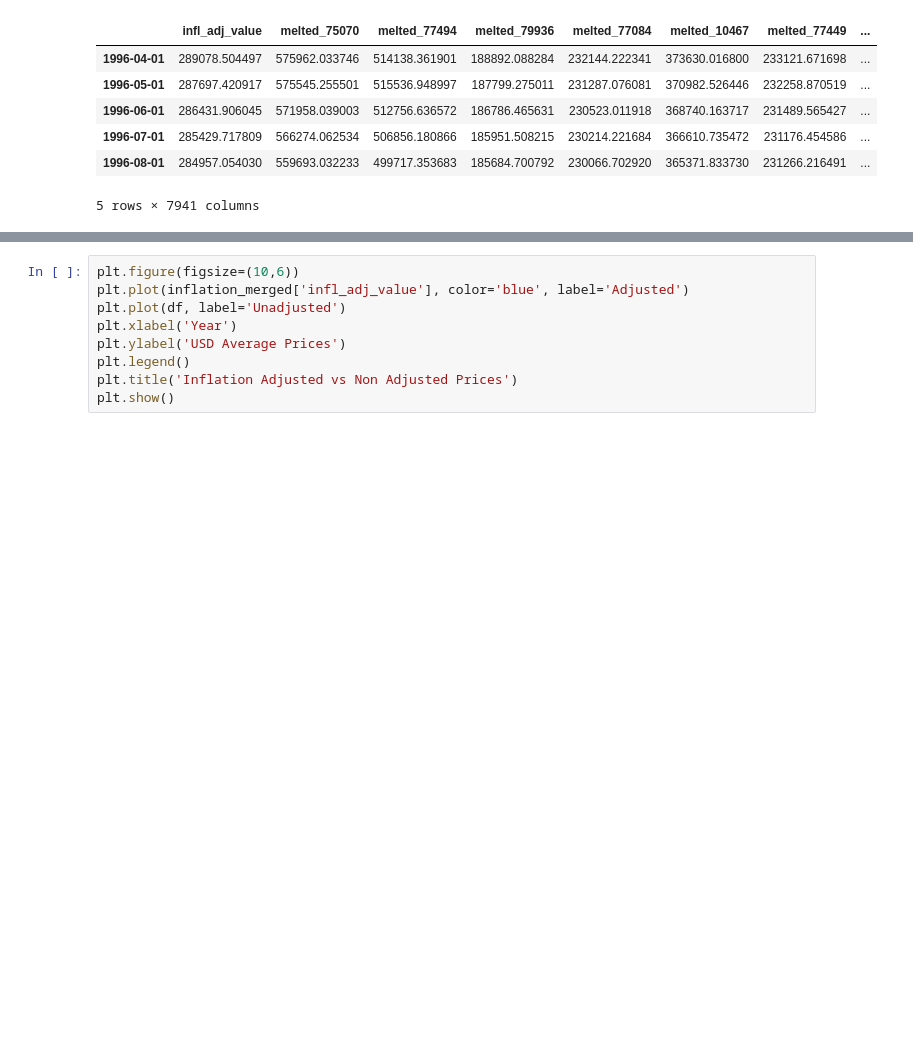
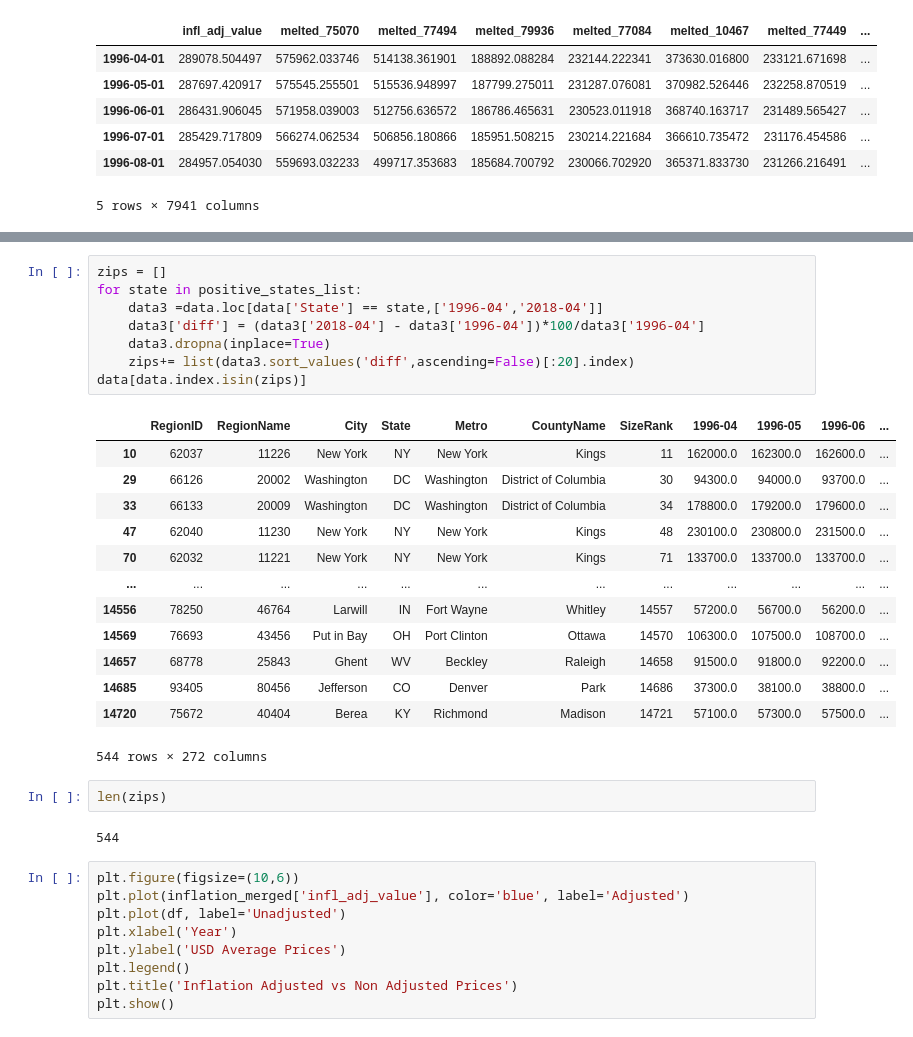
Before and after one commit to Ranykhalil/dsc-mod-4-project-v2-1-london-ds-02172020, a Jupyter notebook: time-series/Nav_notebook.ipynb, the cells around one changed output, grey strips where cells are left out. Saved outputs shown, nothing was run; the diff lists cells and outputs as text; blank space fills up the shorter version.

```diff
--- a/time-series/Nav_notebook.ipynb
+++ b/time-series/Nav_notebook.ipynb
@@ -563,3 +590,29 @@ zip_melted_df_merged.head()
+# %%
+zips = []
+for state in positive_states_list:
+    data3 =data.loc[data['State'] == state,['1996-04','2018-04']]
+    data3['diff'] = (data3['2018-04'] - data3['1996-04'])*100/data3['1996-04']
+    data3.dropna(inplace=True)
+    zips+= list(data3.sort_values('diff',ascending=False)[:20].index)
+data[data.index.isin(zips)]
+# %% [output]
+|  | RegionID | RegionName | City | State | Metro | CountyName | SizeRank | 1996-04 | 1996-05 | 1996-06 | ... |
+| 10 | 62037 | 11226 | New York | NY | New York | Kings | 11 | 162000.0 | 162300.0 | 162600.0 | ... |
+| 29 | 66126 | 20002 | Washington | DC | Washington | District of Columbia | 30 | 94300.0 | 94000.0 | 93700.0 | ... |
+| 33 | 66133 | 20009 | Washington | DC | Washington | District of Columbia | 34 | 178800.0 | 179200.0 | 179600.0 | ... |
+| 47 | 62040 | 11230 | New York | NY | New York | Kings | 48 | 230100.0 | 230800.0 | 231500.0 | ... |
+| 70 | 62032 | 11221 | New York | NY | New York | Kings | 71 | 133700.0 | 133700.0 | 133700.0 | ... |
+| ... | ... | ... | ... | ... | ... | ... | ... | ... | ... | ... | ... |
+| 14556 | 78250 | 46764 | Larwill | IN | Fort Wayne | Whitley | 14557 | 57200.0 | 56700.0 | 56200.0 | ... |
+| 14569 | 76693 | 43456 | Put in Bay | OH | Port Clinton | Ottawa | 14570 | 106300.0 | 107500.0 | 108700.0 | ... |
+| 14657 | 68778 | 25843 | Ghent | WV | Beckley | Raleigh | 14658 | 91500.0 | 91800.0 | 92200.0 | ... |
+| 14685 | 93405 | 80456 | Jefferson | CO | Denver | Park | 14686 | 37300.0 | 38100.0 | 38800.0 | ... |
+| 14720 | 75672 | 40404 | Berea | KY | Richmond | Madison | 14721 | 57100.0 | 57300.0 | 57500.0 | ... |
+544 rows × 272 columns
+# %%
+len(zips)
+# %% [output]
+544
 # %%
 plt.figure(figsize=(10,6))
 plt.plot(inflation_merged['infl_adj_value'], color='blue', label='Adjusted')
```
Also changed, not shown: parts of 4 cells of this notebook.
